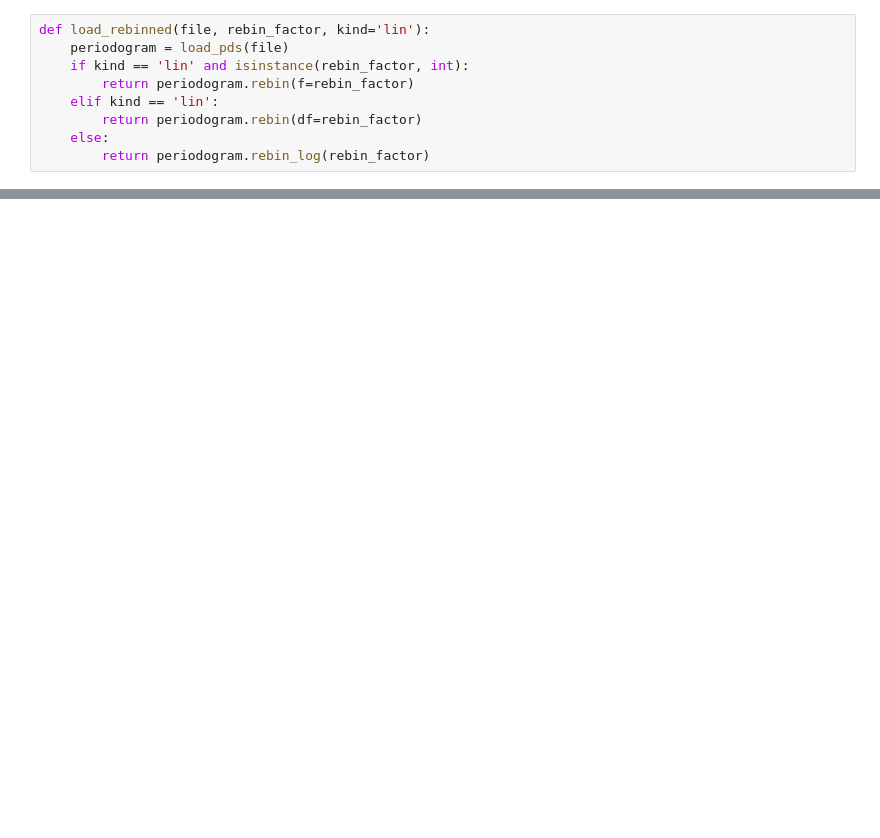
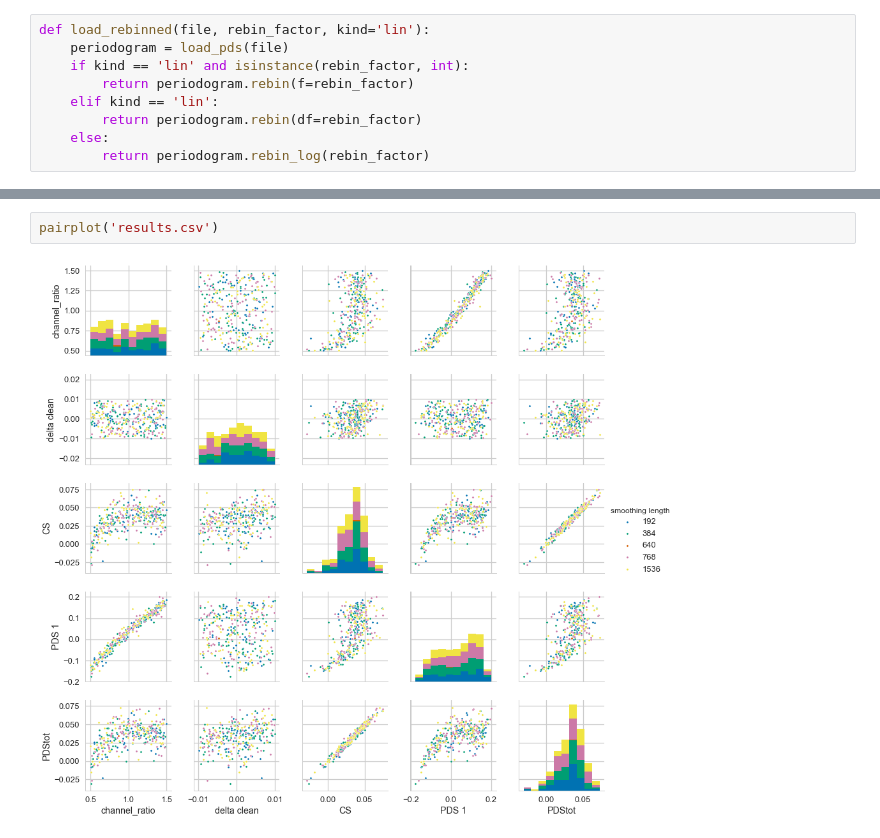
Before and after one commit to matteobachetti/deadtime-paper-II, a Jupyter notebook: notebooks/6. Estimate effect of different fluxes.ipynb, the cells around one changed output, grey strips where cells are left out. Cells and saved outputs as stored; diff of their text form; blank space fills up the shorter version.

```diff
--- a/notebooks/6. Estimate effect of different fluxes.ipynb
+++ b/notebooks/6. Estimate effect of different fluxes.ipynb
@@ -472,0 +586,4 @@ plt.savefig('simu_rebin_log.jpg')
+# %%
+pairplot('results.csv')
+# %% [output]
+[figure, added]
```
Also changed, not shown: parts of 21 cells of this notebook, 3 other files.
